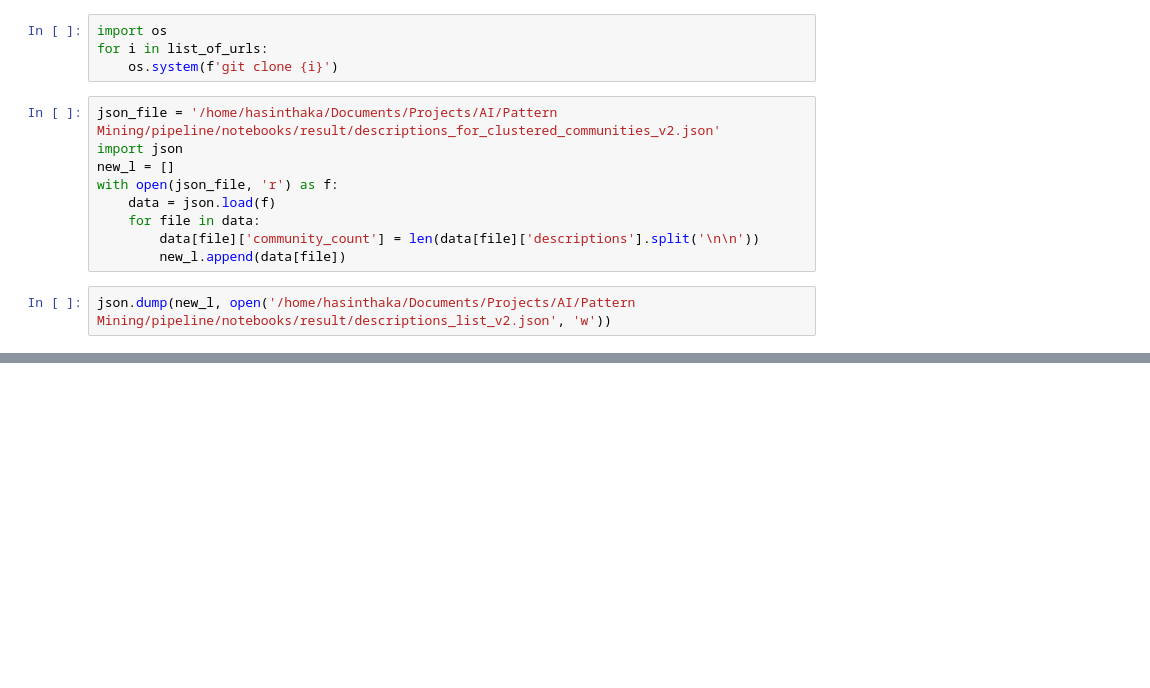
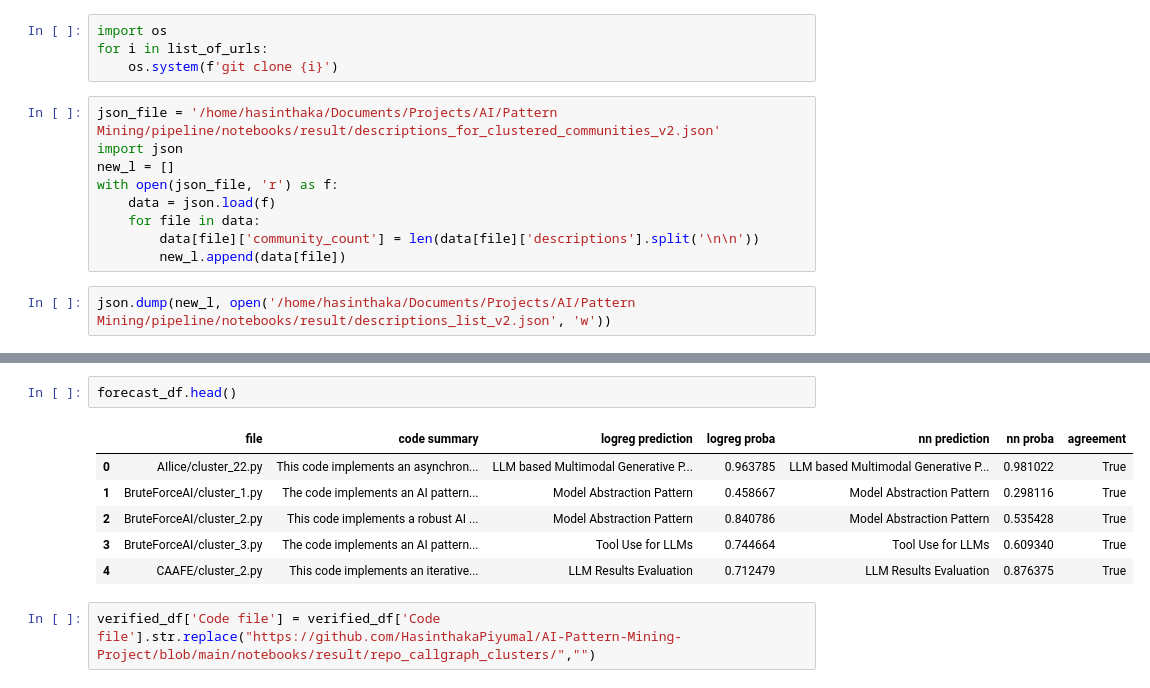
Before and after one commit to HasinthakaPiyumal/AI-Pattern-Mining-Project, a Jupyter notebook: notebooks/_test.ipynb, the cells around one changed output, grey strips where cells are left out. Saved outputs shown, nothing was run; the diff lists cells and outputs as text; blank space fills up the shorter version.

```diff
--- a/notebooks/_test.ipynb
+++ b/notebooks/_test.ipynb
@@ -42,0 +47,11 @@ json.dump(new_l, open('/home/hasinthaka/Documents/Projects/AI/Pattern Mining/pip
+# %%
+forecast_df.head()
+# %% [output]
+|  | file | code summary | logreg prediction | logreg proba | nn prediction | nn proba | agreement |
+| 0 | AIlice/cluster_22.py | This code implements an asynchron... | LLM based Multimodal Generative P... | 0.963785 | LLM based Multimodal Generative P... | 0.981022 | True |
+| 1 | BruteForceAI/cluster_1.py | The code implements an AI pattern... | Model Abstraction Pattern | 0.458667 | Model Abstraction Pattern | 0.298116 | True |
+| 2 | BruteForceAI/cluster_2.py | This code implements a robust AI ... | Model Abstraction Pattern | 0.840786 | Model Abstraction Pattern | 0.535428 | True |
+| 3 | BruteForceAI/cluster_3.py | The code implements an AI pattern... | Tool Use for LLMs | 0.744664 | Tool Use for LLMs | 0.609340 | True |
+| 4 | CAAFE/cluster_2.py | This code implements an iterative... | LLM Results Evaluation | 0.712479 | LLM Results Evaluation | 0.876375 | True |
+# %%
+verified_df['Code file'] = verified_df['Code file'].str.replace("https://github.com/HasinthakaPiyumal/AI-Pattern-Mining-Project/blob/main/notebooks/result/repo_callgraph_clusters/","")
```
Also changed, not shown: parts of 9 cells of this notebook, 10 other files.
